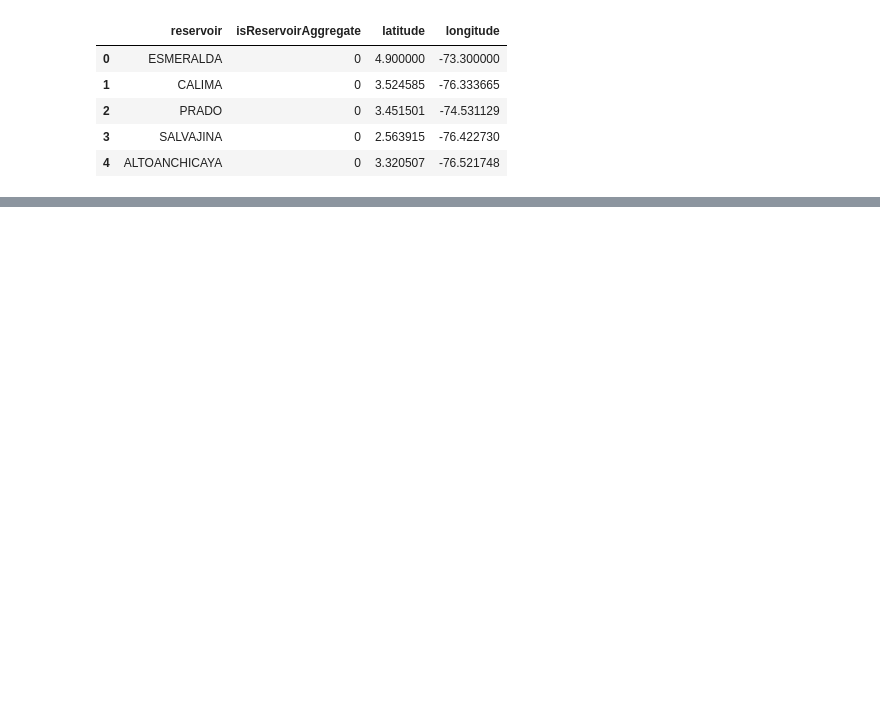
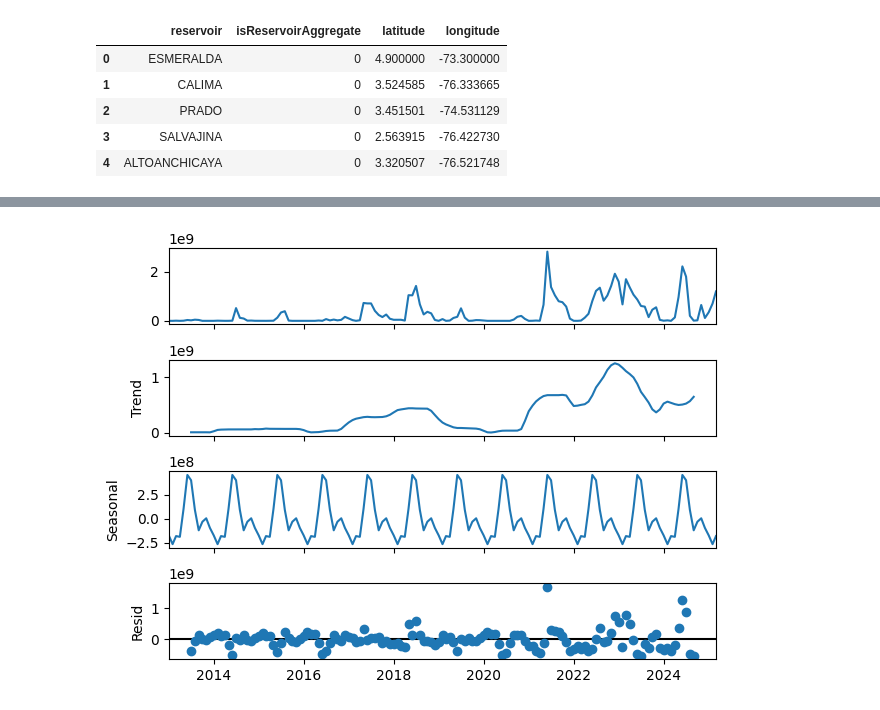
Before and after one commit to jsslTueniuane/JSSL-INV-FUNC-BACKEND, a Jupyter notebook: src/Analysis/ExploratoryAnalysis.ipynb, the cells around one changed output, grey strips where cells are left out. Saved outputs shown, nothing was run; the diff lists cells and outputs as text; code cells hidden in the pictures; blank space fills up the shorter version.

```diff
--- a/src/Analysis/ExploratoryAnalysis.ipynb
+++ b/src/Analysis/ExploratoryAnalysis.ipynb
@@ -122,0 +279,6 @@ max                     0.0   7.866667 -73.290070
+# %%
+decomposition = seasonal_decompose(grouped_data[['Fecha','VertimientosEnergia']].set_index('Fecha'), model='additive')
+decomposition.plot()
+plt.show()
+# %% [output]
+[figure, added]
```
Also changed, not shown: parts of 42 cells of this notebook, 14 other files.
